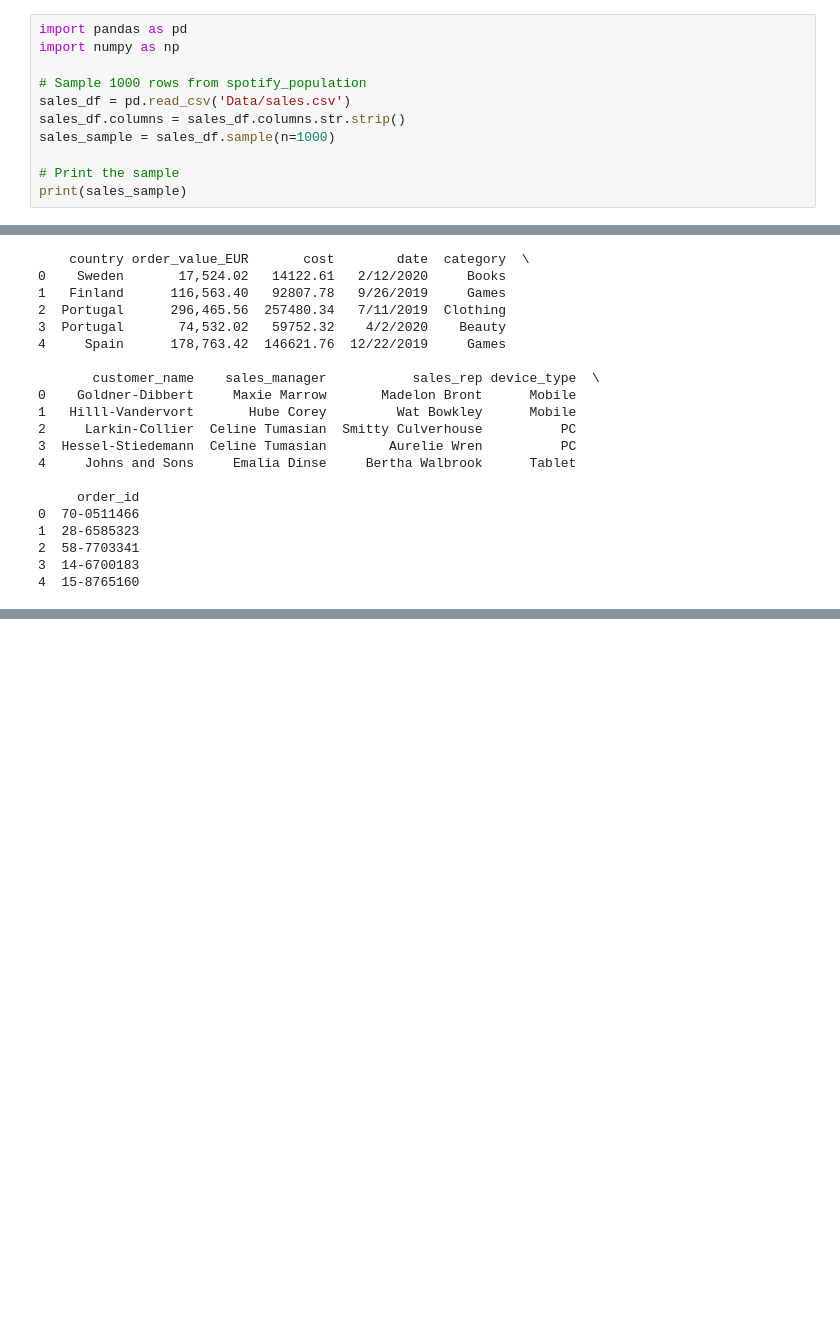
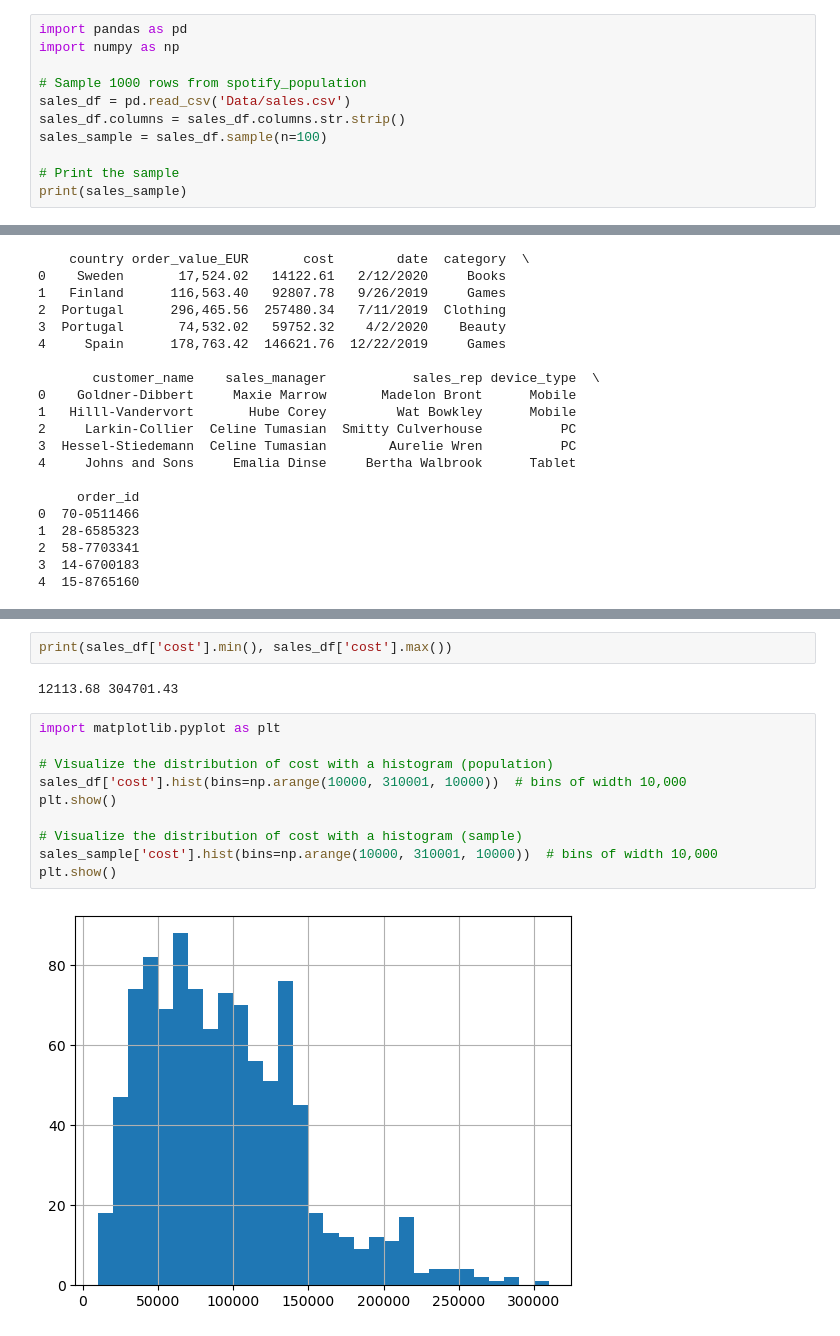
Before and after one commit to saalssall/Statistics_In_Python, a Jupyter notebook: Sampling.ipynb, the cells around one changed output, grey strips where cells are left out. Cells and saved outputs as stored; diff of their text form; blank space fills up the shorter version.

```diff
--- a/Sampling.ipynb
+++ b/Sampling.ipynb
@@ -7,7 +7,7 @@ import numpy as np
 # Sample 1000 rows from spotify_population
 sales_df = pd.read_csv('Data/sales.csv')
 sales_df.columns = sales_df.columns.str.strip()
-sales_sample = sales_df.sample(n=1000)
+sales_sample = sales_df.sample(n=100)
 
 # Print the sample
 print(sales_sample)
@@ -81,0 +82,16 @@ print(mean_cost_samp)
+# %%
+print(sales_df['cost'].min(), sales_df['cost'].max())
+# %% [output]
+12113.68 304701.43
+# %%
+import matplotlib.pyplot as plt
+
+# Visualize the distribution of cost with a histogram (population)
+sales_df['cost'].hist(bins=np.arange(10000, 310001, 10000))  # bins of width 10,000
+plt.show()
+
+# Visualize the distribution of cost with a histogram (sample)
+sales_sample['cost'].hist(bins=np.arange(10000, 310001, 10000))  # bins of width 10,000
+plt.show()
+# %% [output]
+[figure, added]
```
Also changed, not shown: parts of 7 cells of this notebook.
